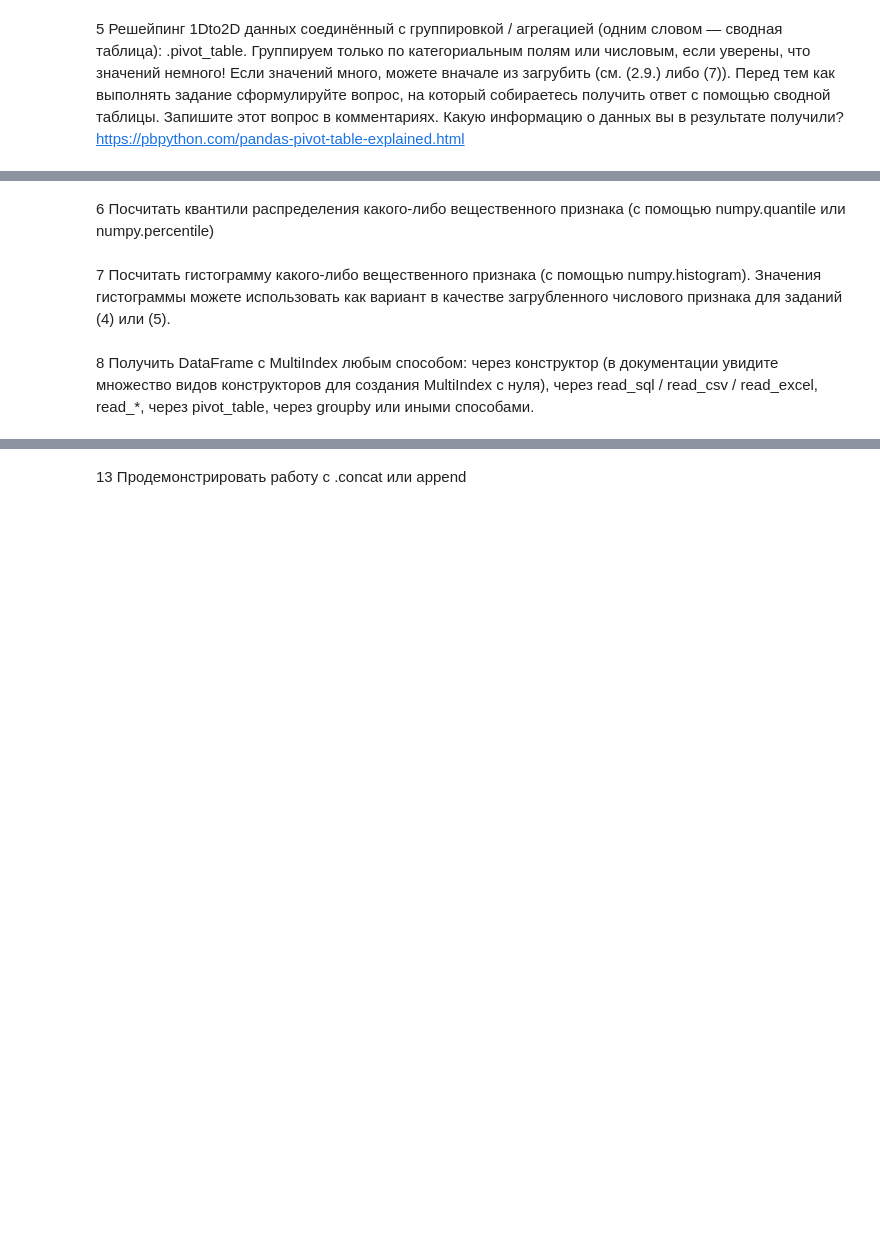
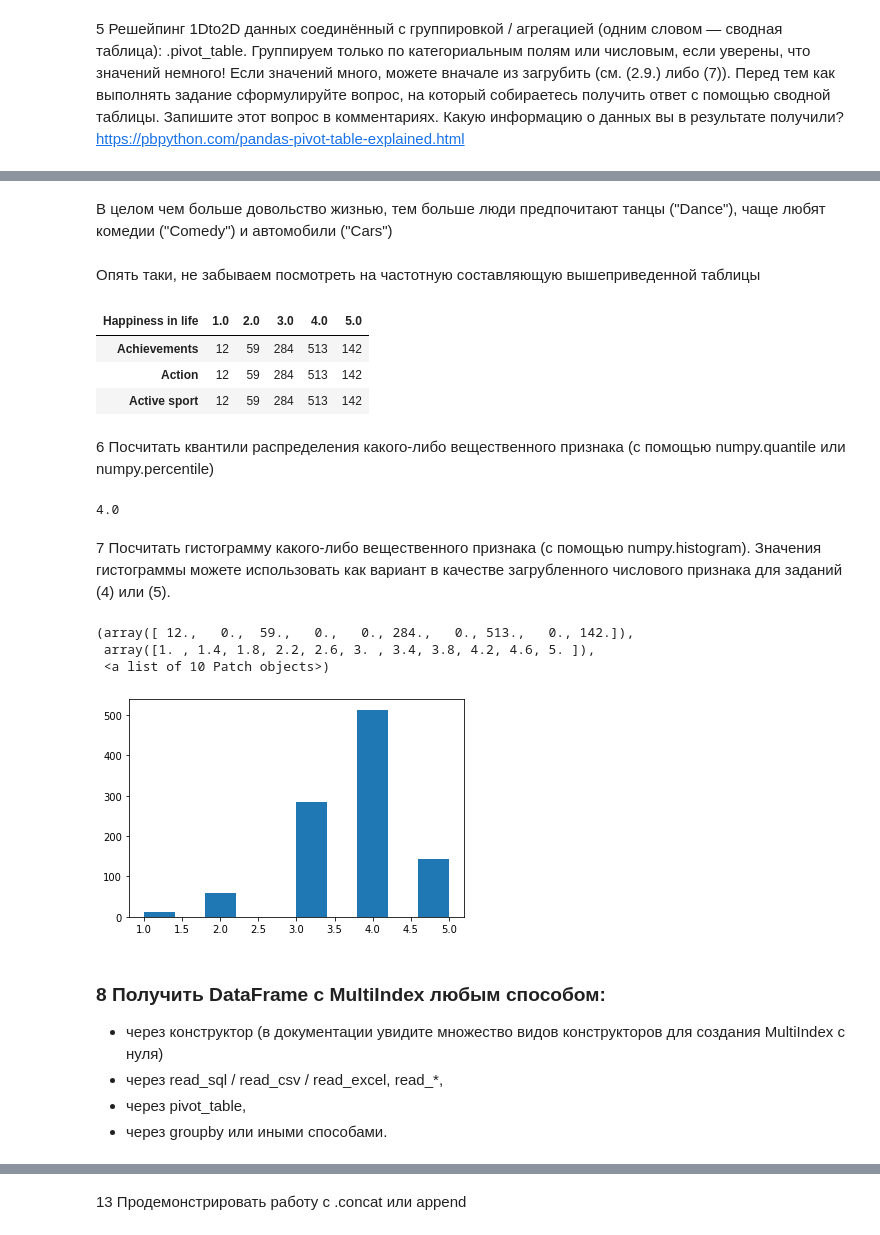
Before and after one commit to LinarKulinar/Data-Analysis-Tools-SSAU, a Jupyter notebook: Lab_1_Pandas_6133_Akhmetov.ipynb, the cells around one changed output, grey strips where cells are left out. Saved outputs shown, nothing was run; the diff lists cells and outputs as text; code cells hidden in the pictures; blank space fills up the shorter version.

```diff
--- a/Lab_1_Pandas_6133_Akhmetov.ipynb
+++ b/Lab_1_Pandas_6133_Akhmetov.ipynb
@@ -432,5 +507,20 @@ https://pbpython.com/pandas-pivot-table-explained.html
+# %% [markdown]
+В целом чем больше довольство жизнью, тем больше люди предпочитают танцы ("Dance"), чаще любят комедии ("Comedy") и автомобили ("Cars")
+# %% [markdown]
+Опять таки, не забываем посмотреть на частотную составляющую вышеприведенной таблицы
+# %%
+pd.pivot_table(data, index='Happiness in life', aggfunc=len).T.head(3)
+# %% [output]
+| Happiness in life | 1.0 | 2.0 | 3.0 | 4.0 | 5.0 |
+| Achievements | 12 | 59 | 284 | 513 | 142 |
+| Action | 12 | 59 | 284 | 513 | 142 |
+| Active sport | 12 | 59 | 284 | 513 | 142 |
 # %% [markdown]
 6 Посчитать квантили распределения какого-либо вещественного признака (с помощью numpy.quantile или numpy.percentile)
+# %%
+np.quantile(data['Happiness in life'], 0.5)
+# %% [output]
+4.0
 # %% [markdown]
 
 7 Посчитать гистограмму какого-либо вещественного признака (с помощью numpy.histogram). Значения гистограммы можете использовать как вариант в качестве загрубленного числового признака для заданий (4) или (5).
@@ -437,3 +529,14 @@ https://pbpython.com/pandas-pivot-table-explained.html
+# %%
+ plt.hist(data['Happiness in life'])
+# %% [output]
+(array([ 12.,   0.,  59.,   0.,   0., 284.,   0., 513.,   0., 142.]),
+ array([1. , 1.4, 1.8, 2.2, 2.6, 3. , 3.4, 3.8, 4.2, 4.6, 5. ]),
+ <a list of 10 Patch objects>)
+[figure, added]
 # %% [markdown]
 
-8 Получить DataFrame с MultiIndex любым способом: через конструктор (в документации увидите множество видов конструкторов для создания MultiIndex с нуля), через read_sql / read_csv / read_excel, read_*, через pivot_table, через groupby или иными способами.
+### 8 Получить DataFrame с MultiIndex любым способом:
+- через конструктор (в документации увидите множество видов конструкторов для создания MultiIndex с нуля)
+- через read_sql / read_csv / read_excel, read_*,
+- через pivot_table,
+- через groupby или иными способами.
```
Also changed, not shown: parts of 32 cells of this notebook.
